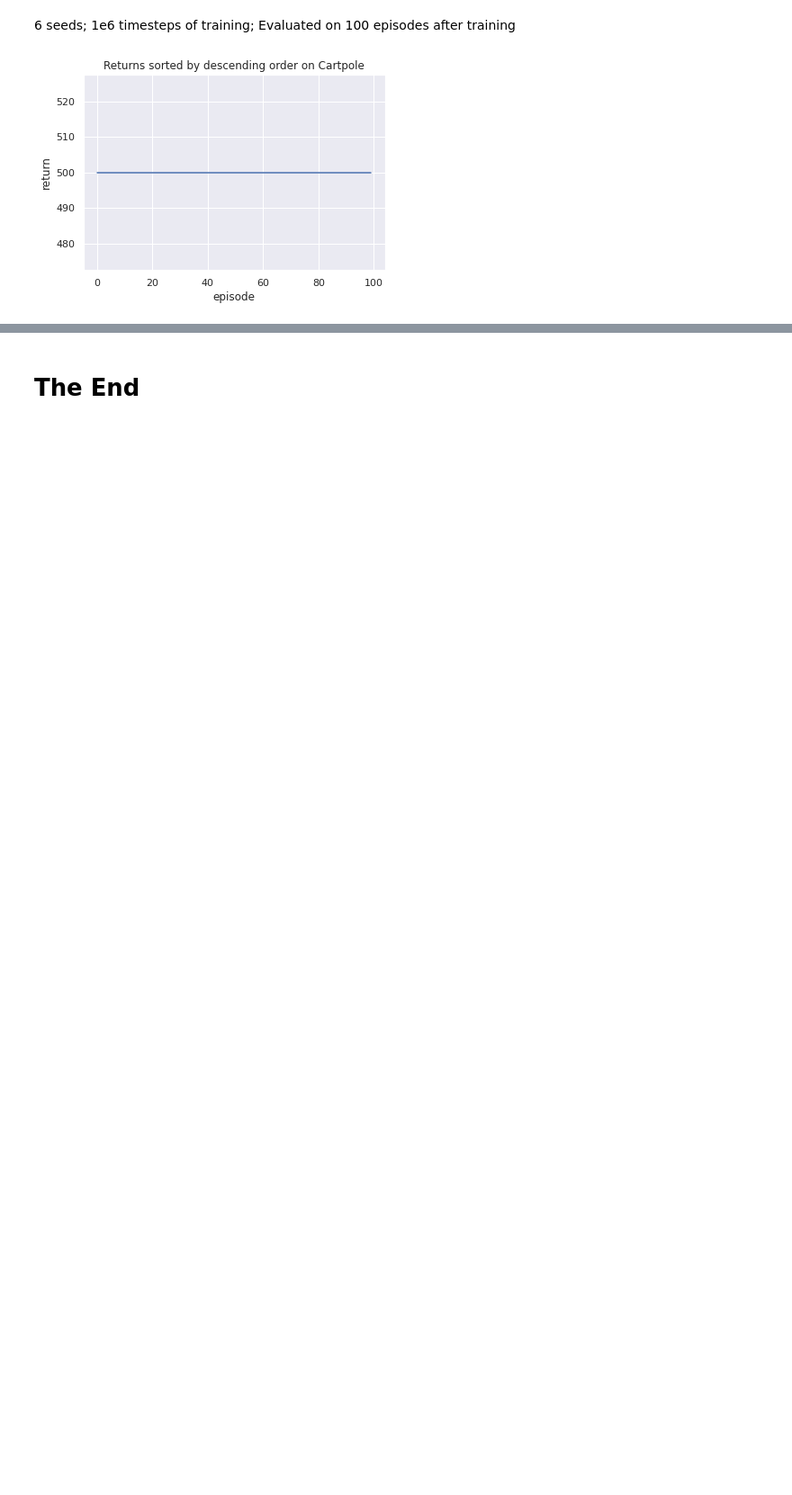
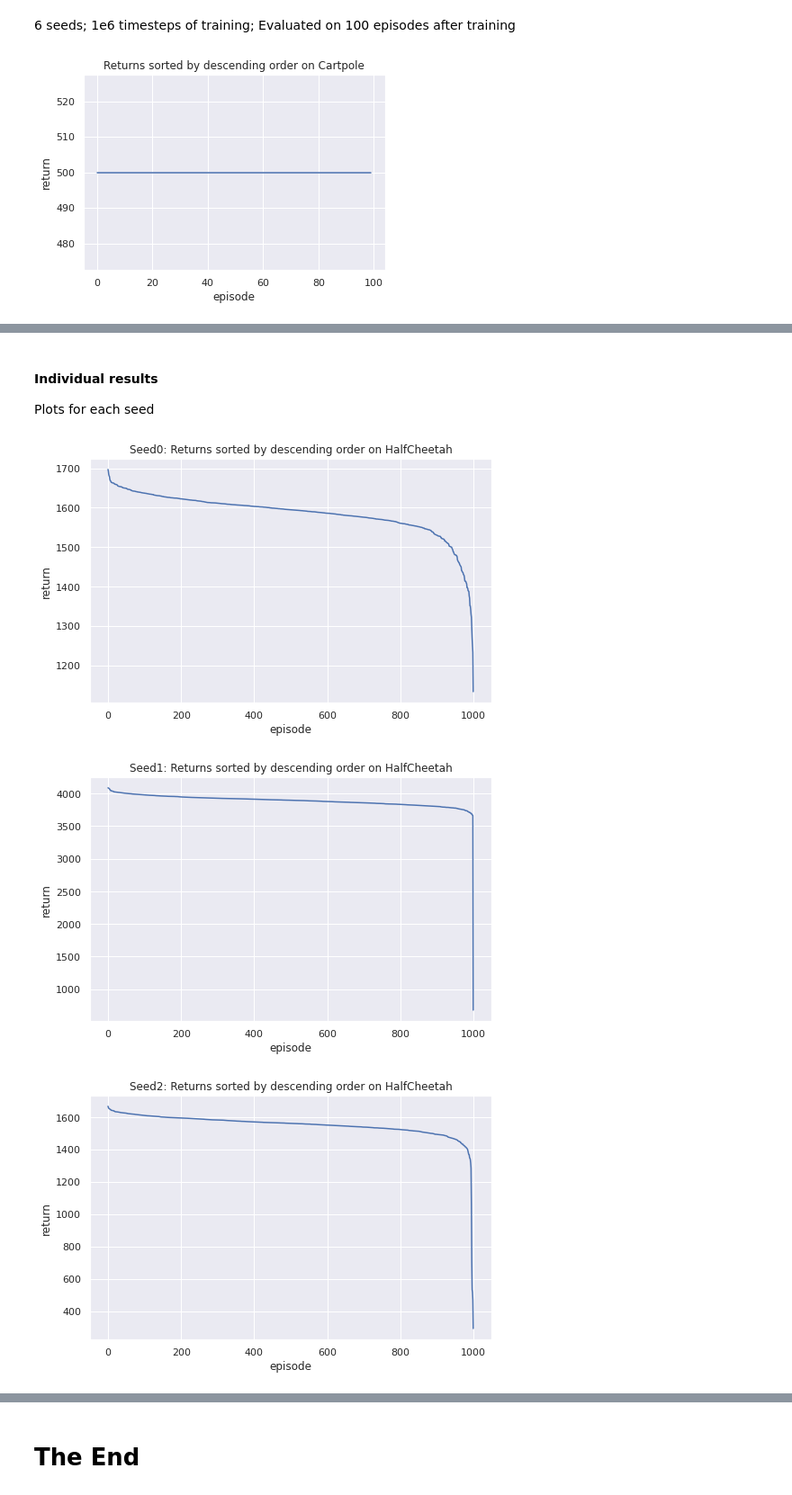
Before and after one commit to aahamed/LongTailRL, a Jupyter notebook: PlotResults.ipynb, the cells around one changed output, grey strips where cells are left out. Shown: that part at 90% size. Saved outputs shown, nothing was run; the diff lists cells and outputs as text; code cells hidden in the pictures; blank space fills up the shorter version.

```diff
--- a/PlotResults.ipynb
+++ b/PlotResults.ipynb
@@ -35,6 +35,19 @@ def plot_results(results, env_name):
               inplace=True)
     sns.lineplot(x="episode", y="return", data=df)\
     .set(title=f"Returns sorted by descending order on {env_name}")
+
+
+def plot_results_ind(results, env_name):
+    x = np.arange(results.shape[1])
+    num_seeds = results.shape[0]
+    for i in range(num_seeds):
+        y = results[i]
+        fig, ax = plt.subplots(figsize=(8,5))
+        # ax.bar(x, y, linewidth=0)
+        ax.plot(x, y)
+        ax.set_title(f'Seed{i}: Returns sorted by descending order on {env_name}')
+        ax.set(xlabel="episode", ylabel="return")
+    plt.show()
 # %% [markdown]
 ### Cartpole
 
@@ -65,0 +80,10 @@ plot_results(results, env_name="HalfCheetah")
+# %% [markdown]
+#### Individual results
+
+Plots for each seed
+# %%
+plot_results_ind(results, env_name="HalfCheetah")
+# %% [output]
+[figure, added]
+[figure, added]
+[figure, added]
```
Also changed, not shown: parts of 3 cells of this notebook, 1 other file.
